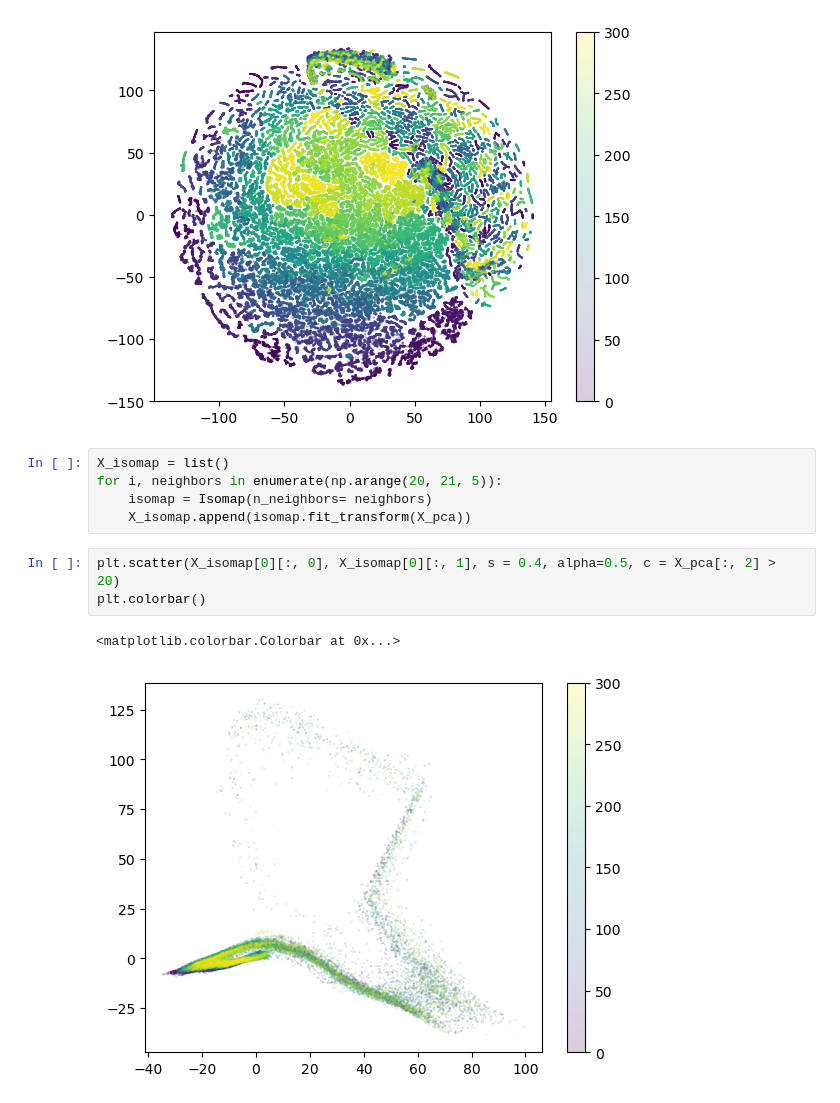
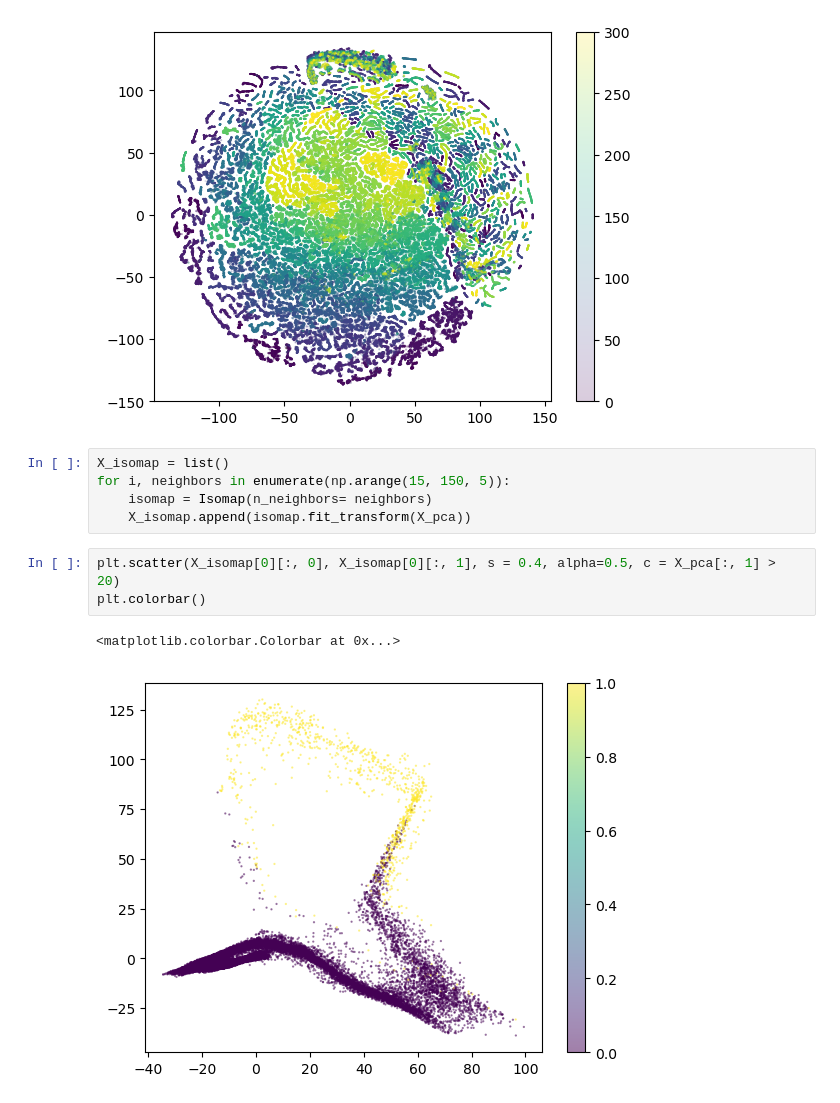
Before and after one commit to mrwun2002/MaxLab_analysis, a Jupyter notebook: tsne_test.ipynb, the cells around one changed output. Saved outputs shown, nothing was run; the diff lists cells and outputs as text.

```diff
--- a/tsne_test.ipynb
+++ b/tsne_test.ipynb
@@ -109,12 +109,12 @@ plt.colorbar()
 [figure]
 # %%
 X_isomap = list()
-for i, neighbors in enumerate(np.arange(20, 21, 5)):
+for i, neighbors in enumerate(np.arange(15, 150, 5)):
     isomap = Isomap(n_neighbors= neighbors)
     X_isomap.append(isomap.fit_transform(X_pca))
 # %%
-plt.scatter(X_isomap[0][:, 0], X_isomap[0][:, 1], s = 0.4, alpha=0.5, c = X_pca[:, 2] > 20)
+plt.scatter(X_isomap[0][:, 0], X_isomap[0][:, 1], s = 0.4, alpha=0.5, c = X_pca[:, 1] > 20)
 plt.colorbar()
 # %% [output]
 <matplotlib.colorbar.Colorbar at 0x...>
-[figure, old version]
+[figure, new version]
```
Also changed, not shown: parts of 2 cells of this notebook, 1 other file.
